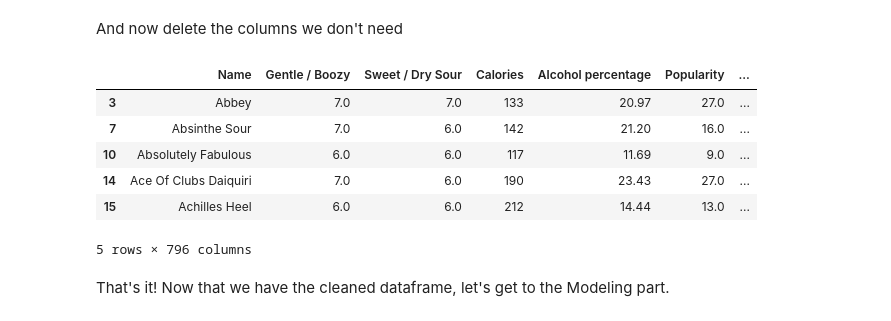
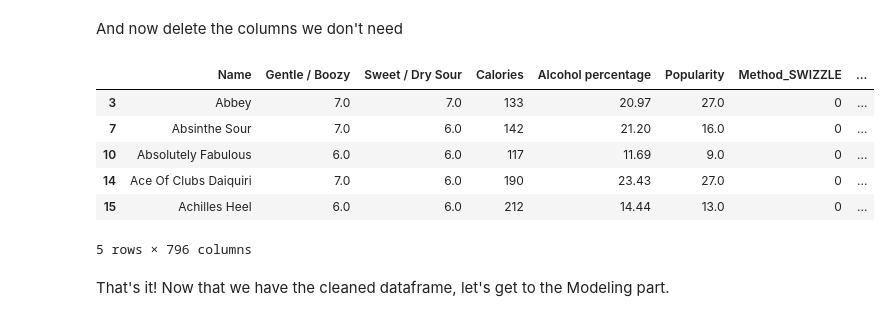
Before and after one commit to whodatboiii/Machine-Learning-Project-in-BA, a Jupyter notebook: difford_scrape.ipynb, the cells around one changed output. Drawn from its saved outputs; the diff is of its cells as text; code cells hidden in the pictures.

```diff
--- a/difford_scrape.ipynb
+++ b/difford_scrape.ipynb
@@ -670,20 +684,26 @@ And now delete the columns we don't need
 # %%
 df.drop(columns=['Contents', 'Ratios', 'How to make', 'Category', 'Method_(BEWARE', 'Glass'], inplace=True)
 
 #Let's drop the words in the columns that start with Content or Ration
 for col in df.columns:
     if col.startswith('Content_') or col.startswith('Ratio_'):
         df[col] = df[col].astype(str).str.split().str[0].astype(float)
 
+# Drop rows where 'Name' is NaN
+df = df.dropna(subset=['Name'])
+
+# Replace all other NaN values with 0
+df = df.fillna(0)
+
 df.to_csv('out_fin_r4ml.csv')
 df.head()
 # %% [output]
-|  | Name | Gentle / Boozy | Sweet / Dry Sour | Calories | Alcohol percentage | Popularity | ... |
-| 3 | Abbey | 7.0 | 7.0 | 133 | 20.97 | 27.0 | ... |
-| 7 | Absinthe Sour | 7.0 | 6.0 | 142 | 21.20 | 16.0 | ... |
-| 10 | Absolutely Fabulous | 6.0 | 6.0 | 117 | 11.69 | 9.0 | ... |
-| 14 | Ace Of Clubs Daiquiri | 7.0 | 6.0 | 190 | 23.43 | 27.0 | ... |
-| 15 | Achilles Heel | 6.0 | 6.0 | 212 | 14.44 | 13.0 | ... |
+|  | Name | Gentle / Boozy | Sweet / Dry Sour | Calories | Alcohol percentage | Popularity | Method_SWIZZLE | ... |
+| 3 | Abbey | 7.0 | 7.0 | 133 | 20.97 | 27.0 | 0 | ... |
+| 7 | Absinthe Sour | 7.0 | 6.0 | 142 | 21.20 | 16.0 | 0 | ... |
+| 10 | Absolutely Fabulous | 6.0 | 6.0 | 117 | 11.69 | 9.0 | 0 | ... |
+| 14 | Ace Of Clubs Daiquiri | 7.0 | 6.0 | 190 | 23.43 | 27.0 | 0 | ... |
+| 15 | Achilles Heel | 6.0 | 6.0 | 212 | 14.44 | 13.0 | 0 | ... |
 5 rows × 796 columns
 # %% [markdown]
 That's it! Now that we have the cleaned dataframe, let's get to the Modeling part.
```
Also changed, not shown: parts of 16 cells of this notebook, 1 other file.
